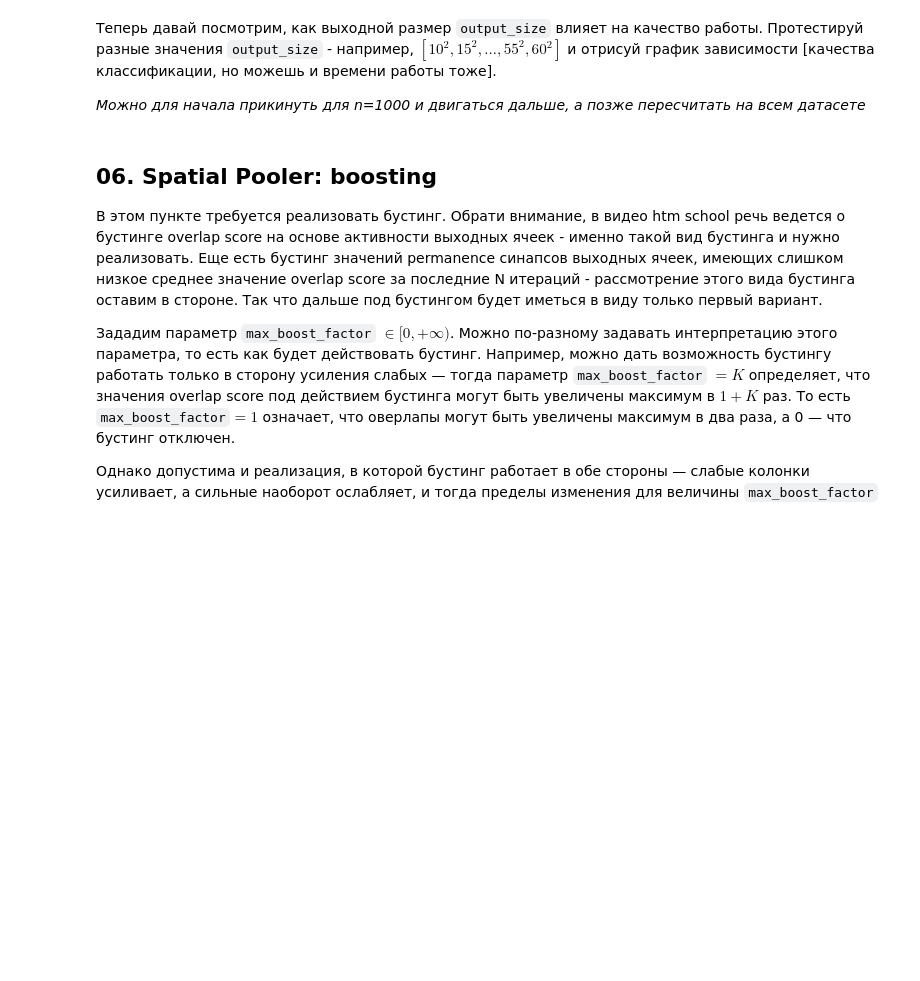
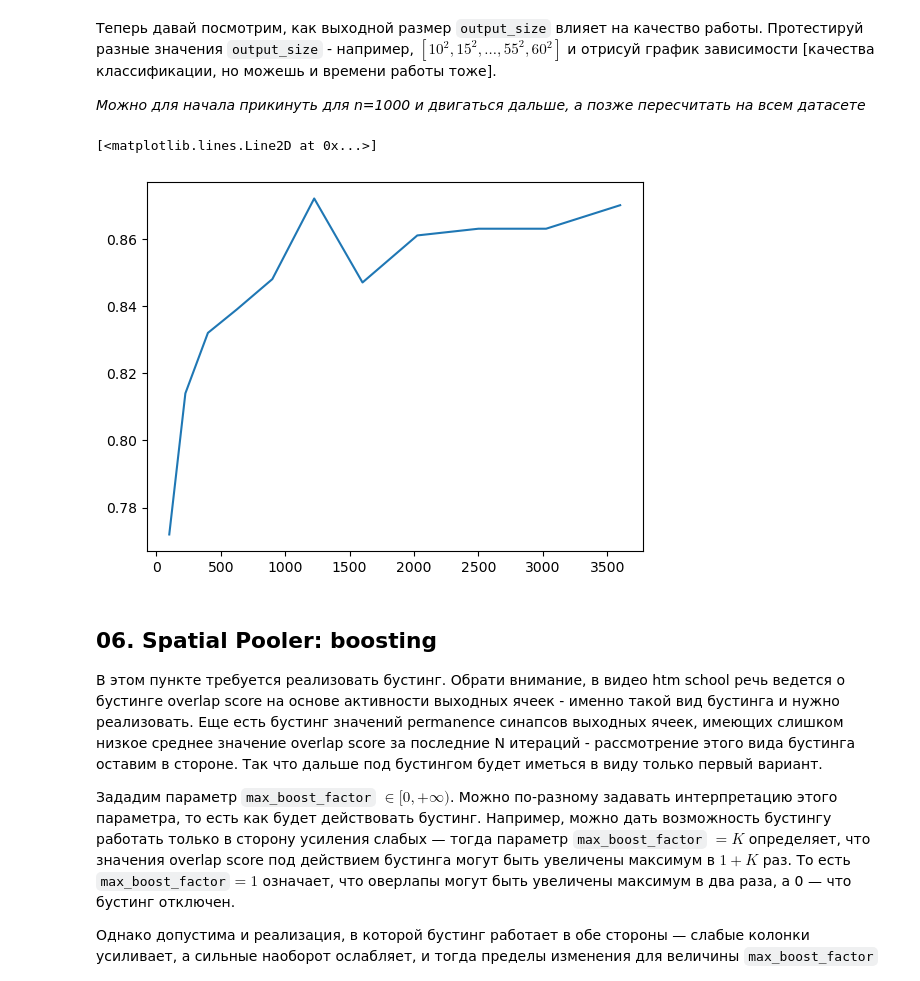
Before and after one commit to GurevichPE/cds_internship_tasks_sp, a Jupyter notebook: sp.ipynb, the cells around one changed output. Drawn from its saved outputs; the diff is of its cells as text; code cells hidden in the pictures; blank space fills up the shorter version.

```diff
--- a/sp.ipynb
+++ b/sp.ipynb
@@ -155,6 +155,9 @@ class NoOpSpatialPooler:
         # просто отдает вход на выход
         return np.flatnonzero(dense_sdr)
 
+    def show(self):
+        pass
+
 
 np.random.seed(seed)
 sp = NoOpSpatialPooler(train_images[0].size)
@@ -365,3 +405,29 @@ _Можно для начала прикинуть для n=1000 и двигат
+# %%
+n = 1000
+out_sizes = np.arange(10, 61, 5) ** 2
+results = []
+x_tr, y_tr = train_images[:n], train_labels[:n]
+x_tst, y_tst = test_images[:n], test_labels[:n]
+
+for out_size in out_sizes:
+    np.random.seed(seed)
+    sp = LearnableSpatialPooler(
+        input_size=train_images[0].size,
+        output_size=out_size,
+        permanence_threshold=0.5,
+        output_sparsity=.04,
+        synapse_permanence_deltas=(.03, .03),
+        receptive_field_sparsity=.8
+    )
+    sp.reset_statistics()
+    res = test_classification_with_sp(x_tr, y_tr, x_tst, y_tst, sp)
+    results.append(res)
+    clear_output()
+# %%
+plt.plot(out_sizes, results)
+# %% [output]
+[<matplotlib.lines.Line2D at 0x...>]
+[figure, added]
 # %% [markdown]
 ## 06. Spatial Pooler: boosting
 
```
Also changed, not shown: parts of 12 cells of this notebook.
